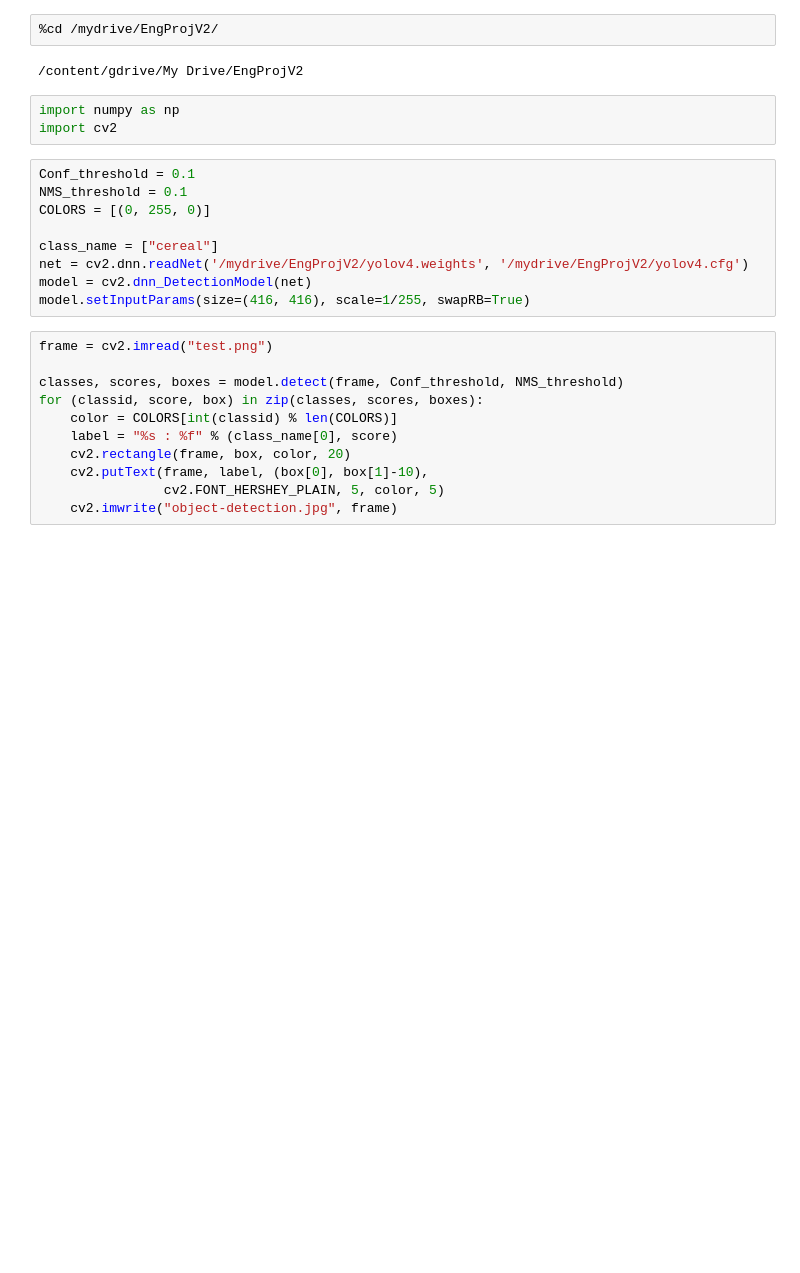
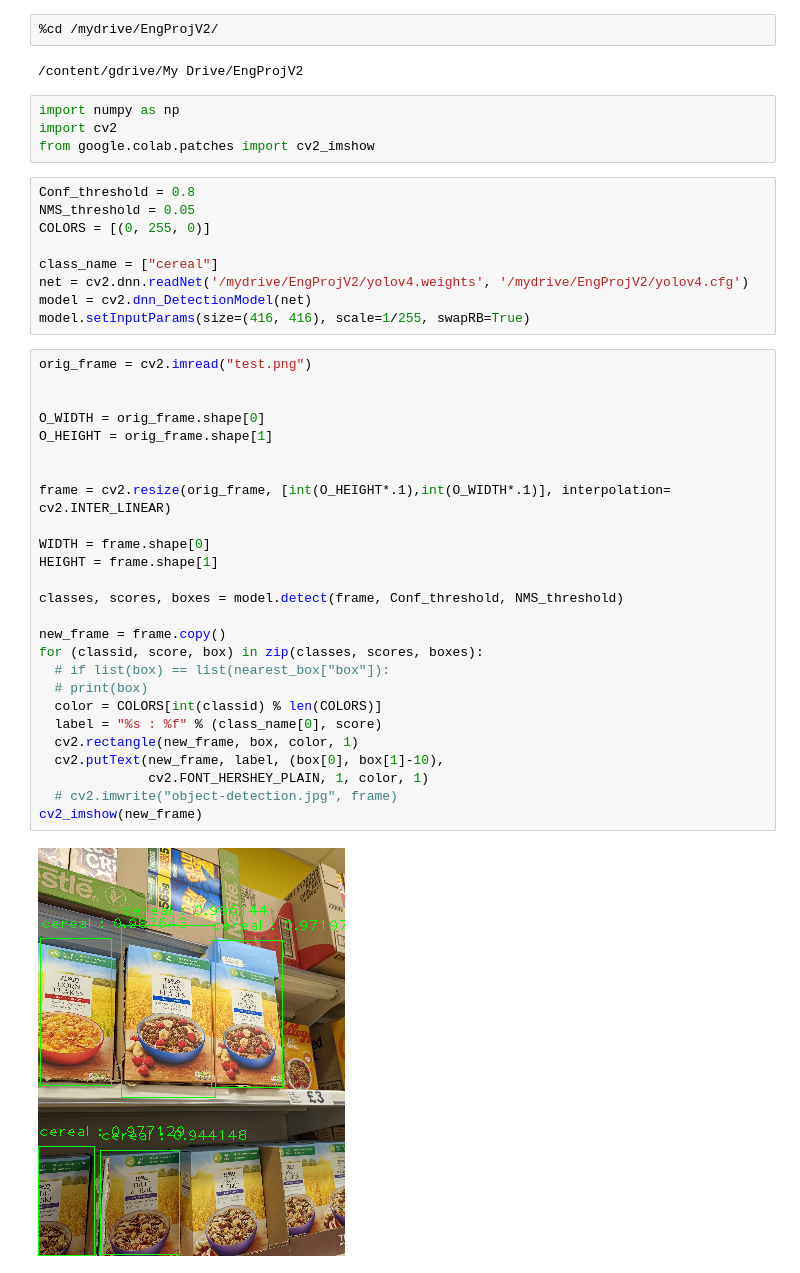
Before and after one commit to rosshalpin/EngineeringProject, a Jupyter notebook: EngineeringProject.ipynb, the cells around one changed output. Drawn from its saved outputs; the diff is of its cells as text; blank space fills up the shorter version.

```diff
--- a/EngineeringProject.ipynb
+++ b/EngineeringProject.ipynb
@@ -22,9 +30,10 @@ Requirement already satisfied: numpy>=1.14.5 in /usr/local/lib/python3.7/dist-pa
 # %%
 import numpy as np
 import cv2
+from google.colab.patches import cv2_imshow
 # %%
-Conf_threshold = 0.1
-NMS_threshold = 0.1
+Conf_threshold = 0.8
+NMS_threshold = 0.05
 COLORS = [(0, 255, 0)]
 
 class_name = ["cereal"]
@@ -32,13 +41,30 @@ net = cv2.dnn.readNet('/mydrive/EngProjV2/yolov4.weights', '/mydrive/EngProjV2/y
 model = cv2.dnn_DetectionModel(net)
 model.setInputParams(size=(416, 416), scale=1/255, swapRB=True)
 # %%
-frame = cv2.imread("test.png")
+orig_frame = cv2.imread("test.png")
+
+
+O_WIDTH = orig_frame.shape[0]
+O_HEIGHT = orig_frame.shape[1]
+
+
+frame = cv2.resize(orig_frame, [int(O_HEIGHT*.1),int(O_WIDTH*.1)], interpolation= cv2.INTER_LINEAR)
+
+WIDTH = frame.shape[0]
+HEIGHT = frame.shape[1]
 
 classes, scores, boxes = model.detect(frame, Conf_threshold, NMS_threshold)
+
+new_frame = frame.copy()
 for (classid, score, box) in zip(classes, scores, boxes):
-    color = COLORS[int(classid) % len(COLORS)]
-    label = "%s : %f" % (class_name[0], score)
-    cv2.rectangle(frame, box, color, 20)
-    cv2.putText(frame, label, (box[0], box[1]-10),
-                cv2.FONT_HERSHEY_PLAIN, 5, color, 5)
-    cv2.imwrite("object-detection.jpg", frame)
+  # if list(box) == list(nearest_box["box"]):
+  # print(box)
+  color = COLORS[int(classid) % len(COLORS)]
+  label = "%s : %f" % (class_name[0], score)
+  cv2.rectangle(new_frame, box, color, 1)
+  cv2.putText(new_frame, label, (box[0], box[1]-10),
+              cv2.FONT_HERSHEY_PLAIN, 1, color, 1)
+  # cv2.imwrite("object-detection.jpg", frame)
+cv2_imshow(new_frame)
+# %% [output]
+[figure, added]
```
Also changed, not shown: parts of 8 cells of this notebook.
